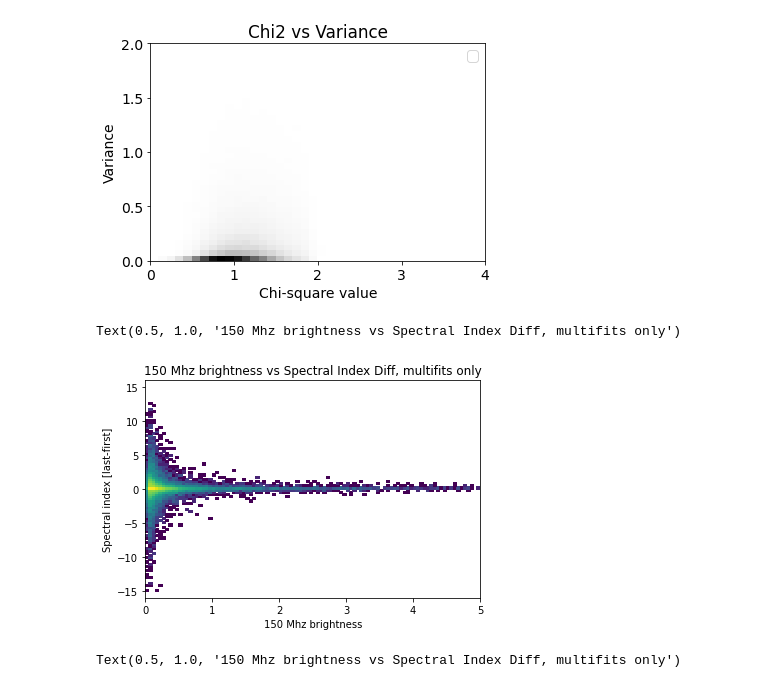
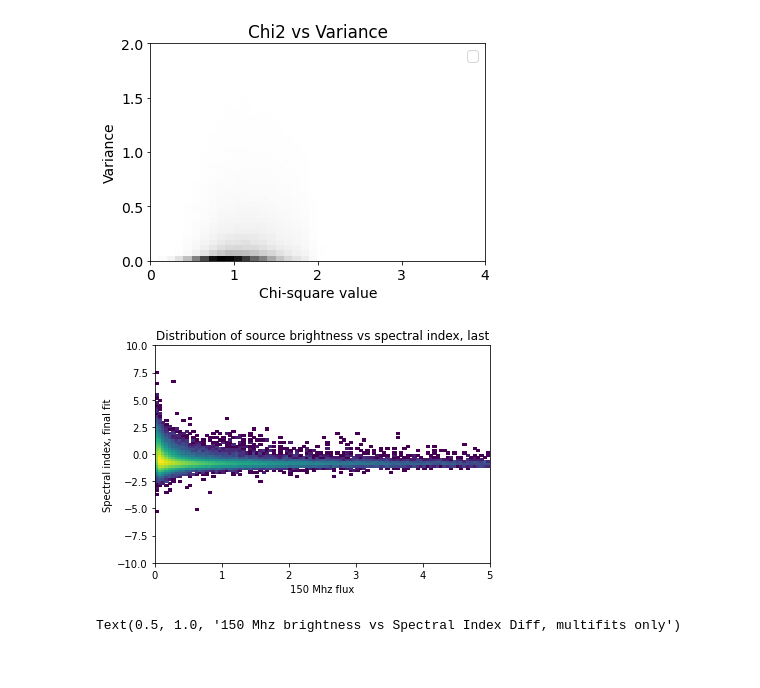
Before and after one commit to EoRImaging/GleamPlusFullSpectrum, a Jupyter notebook: scripts/catalog_fits.ipynb, the cells around one changed output. Saved outputs shown, nothing was run; the diff lists cells and outputs as text; code cells hidden in the pictures.

```diff
--- a/scripts/catalog_fits.ipynb
+++ b/scripts/catalog_fits.ipynb
@@ -379,5 +377,3 @@ def low_freq_multifit(catalog_loc):
         # source_dict is a dict of dicts
         source_dict[source] = source_vars
     return(source_dict)
-# %%
-source_dict = low_freq_multifit("/Users/Kiana1/uwradcos/gleam.vot")
@@ -422,47 +447,53 @@ No handles with labels found to put in legend.
 # %%
 from matplotlib.colors import LogNorm
 
-def midband_fit(fit_type='diff', save_loc = None)
+def midband_fit(fit_type='diff', save_loc = None):
+    midband = []
+    diff = []
+    first = []
+    last = []
 
-midband = []
-diff = []
+    for i in source_dict:
+        if i in source_dict:
+            if fit_type=='diff':
 
-for i in source_dict:
-    if i in source_dict:
-        if fit_type='diff':
-            # Ignore sources with only one fit
-            if np.isnan(source_dict[i]['prev_fit_data'][1][0]):
-                continue
-            else:
+                # Ignore sources with only one fit
+                if np.isnan(source_dict[i]['prev_fit_data'][1][0]):
+                    continue
+                else:
+                    midband.append(source_dict[i]['prev_fit_data'][0][9])
+                    first_ind = source_dict[i]['prev_fit_data'][9][1]
+                    last_ind = source_dict[i]['coefficients'][1]
+                    diff.append(last_ind - first_ind)
+            elif fit_type=='first':
                 midband.append(source_dict[i]['prev_fit_data'][0][9])
-                first = source_dict[i]['prev_fit_data'][9][1]
-                last = source_dict[i]['coefficients'][1]
-                diff.append(last - first)
-        elif fit_type='first':
-            midband.append(source_dict[i]['prev_fit_data'][0][9])
-            first = source_dict[i]['prev_fit_data'][9][1]
-        elif fit_type='last':
-            first = source_dict[i]['prev_fit_data'][9][1]
-            last = source_dict[i]['coefficients'][1]
+                first.append(source_dict[i]['prev_fit_data'][9][1])
+            elif fit_type=='last':
+                midband.append(source_dict[i]['prev_fit_data'][0][9])
+                last.append(source_dict[i]['coefficients'][1])
 
-if fit_type='diff':
-    plt.hist2d(midband, diff, bins = 100, norm=LogNorm(), range = [[0,5],[-16,16]])
+    if fit_type=='diff':
+        plt.hist2d(midband, diff, bins = 100, norm=LogNorm(), range = [[0,5],[-16,16]])
+        plt.ylabel("Spectral index diff, [last - first]")
 
-elif fit_type='first':
-    plt.hist2d(midband, first, bins = 100, norm=LogNorm(), range = [[0,5],[-16,16]])
-elif fit_type='last':
-    plt.hist2d(midband, last, bins = 100, norm=LogNorm(), range = [[0,5],[-16,16]])
-plt.xlabel("150 Mhz brightness")
-plt.ylabel("Spectral index [last fit-first fit]")
-plt.title("150 Mhz flux vs Spectral Index Diff, multifits only")
+    elif fit_type=='first':
+        plt.hist2d(midband, first, bins = 100, norm=LogNorm(), range = [[0,5],[-10,10]])
+        plt.ylabel("Spectral index, first fit")
 
-if save is not None:
-    filepath = save_loc + ""
-    plt.savefig(save_loc)
-    plt.savefig("/Users/Kiana1/uwradcos/plots/chi2_variance_hist2d_new.png")
+    elif fit_type=='last':
+        plt.hist2d(midband, last, bins = 100, norm=LogNorm(), range = [[0,5],[-10,10]])
+        plt.ylabel("Spectral index, final fit")
+
+    plt.xlabel("150 Mhz flux")
+    plt.title("Distribution of source brightness vs spectral index, " + fit_type)
+
+    if save_loc is not None:
+        filepath = save_loc + "flux150_vs_spectral_index_hist_" + fit_type + ".png"
+        plt.savefig(save_loc)
+
+midband_fit(fit_type='last', save_loc = '/Users/Kiana1/uwradcos/plots/')
 # %% [output]
-Text(0.5, 1.0, '150 Mhz brightness vs Spectral Index Diff, multifits only')
-[figure, old version]
+[figure, new version]
 # %%
 from matplotlib.colors import LogNorm
 
```
Also changed, not shown: parts of 8 cells of this notebook, 2 other files.
